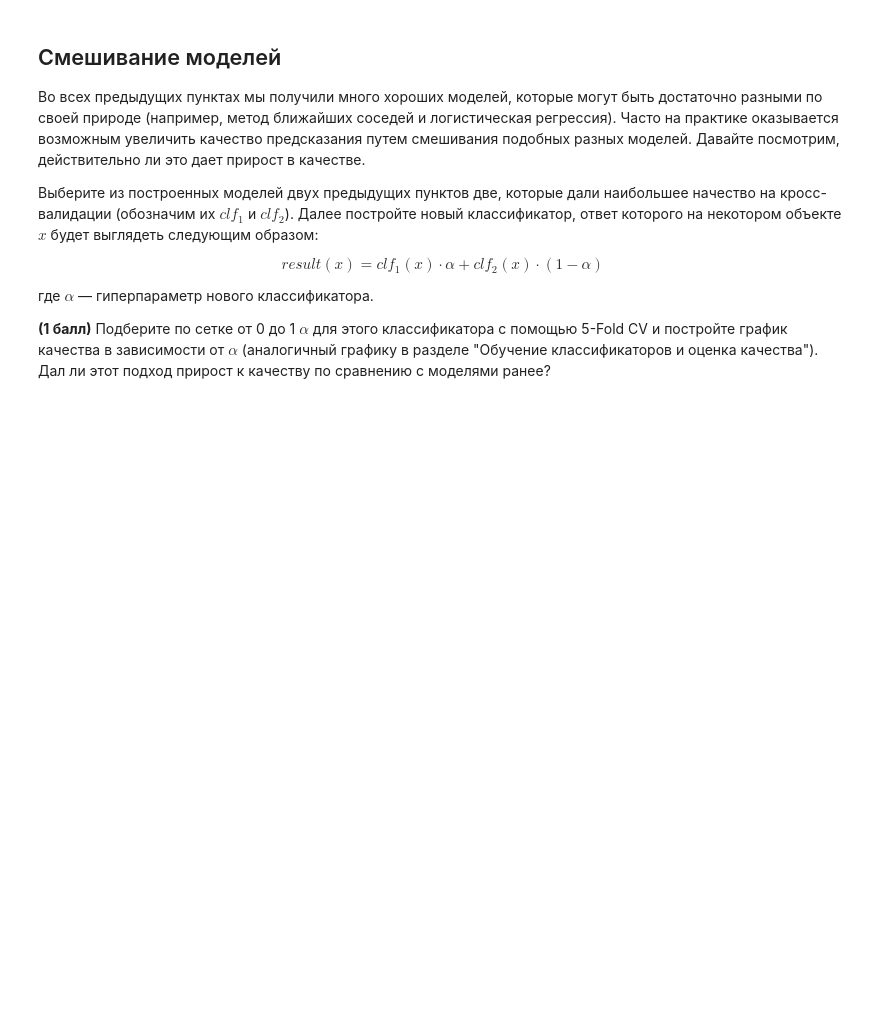
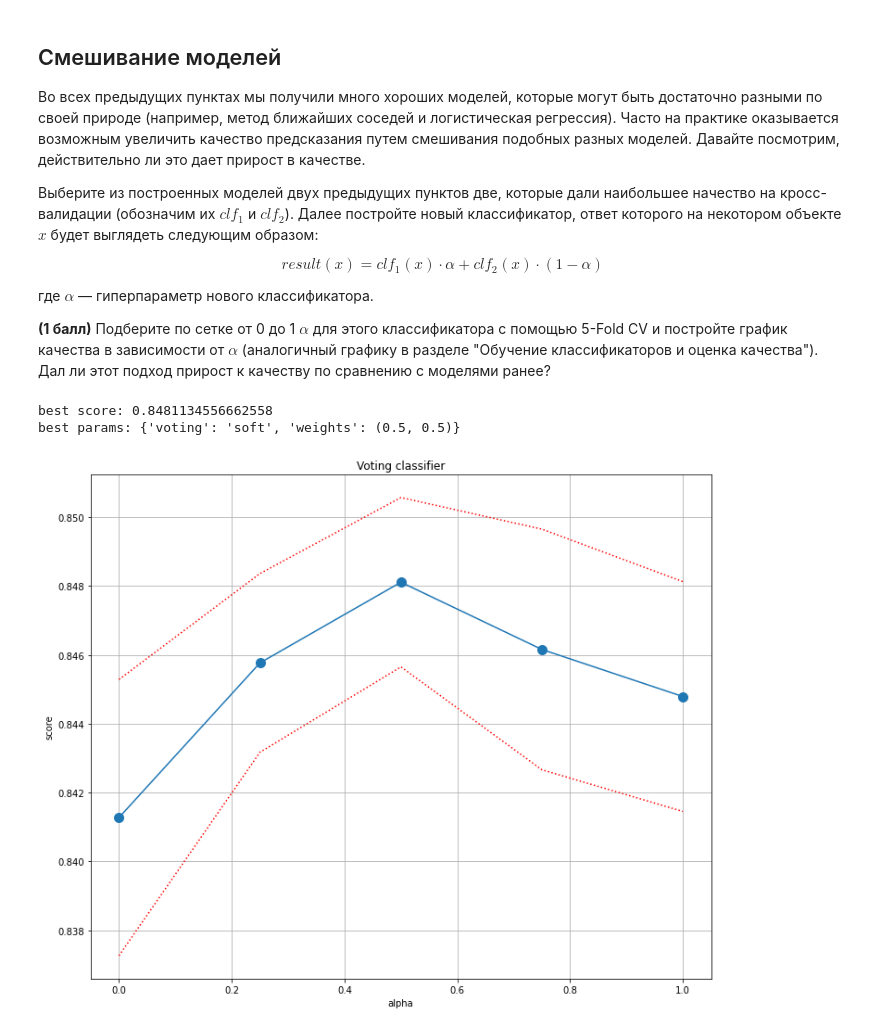
Before and after one commit to disimhot/DPO_ML_Spring2022, a Jupyter notebook: Занятие 7/hometask_4.ipynb, the cells around one changed output. Cells and saved outputs as stored; diff of their text form; code cells hidden in the pictures; blank space fills up the shorter version.

```diff
--- a/Занятие 7/hometask_4.ipynb
+++ b/Занятие 7/hometask_4.ipynb
@@ -242,7 +244,8 @@ plt.plot(x, dov_int_r, color="darkorange", linestyle='dotted');
 # %%
 from sklearn.linear_model import LogisticRegression
 np.random.seed(123)
-c_range = [1e-9, 0.01, 0.05, 1, 51, 101, 1000]
+
+c_range = np.geomspace(1e-1, 1e-6, num=6)
 lr_params = dict(C=c_range)
 
 lr = LogisticRegression()
@@ -259,7 +262,7 @@ best params: {'C': 0.01}
 from sklearn.svm import SVC
 np.random.seed(123)
 
-svc_range = [1, 10, 100, 1000, 10000]
+svc_range = [1, 10, 100, 200, 500, 1000]
 svc_params = dict(C=svc_range)
 
 svc = SVC(kernel='rbf')
@@ -275,9 +278,7 @@ best params: {'C': 10000}
 # %% [markdown]
 **(0.75 балла)** Изучите документацию по алгоритму [Naive Bayes Classifier](https://scikit-learn.org/stable/modules/naive_bayes.html) и подберите возможные гиперпараметры для этого алгоритма.
 # %%
-from sklearn.naive_bayes import GaussianNB
-
-g_range = [1e-11, 1e-10, 1e-9, 1e-6, 0.1]
+g_range = np.geomspace(1e-1, 1e-12, num=6)
 gauss_params = {'var_smoothing': g_range}
 
 gs = GaussianNB()
@@ -427,3 +585,42 @@ $$result(x) = clf_1(x) \cdot \alpha + clf_2(x) \cdot (1 - \alpha)$$
+# %%
+from sklearn.ensemble import VotingClassifier
+
+alpha = np.arange(0, 1.1, 0.25)
+weights = list(zip(alpha, (1-alpha)))
+
+params_vclf = {
+            'voting': ['soft'],
+            'weights': weights
+}
+
+vclf = VotingClassifier(estimators=[('svc', pipeline_svc), ('lr', pipeline_lr)])
+vclf_grid = GridSearchCV(estimator = vclf,
+                       param_grid = params_vclf,
+                       cv = 5)
+vclf_grid.fit(X, y)
+print('best score:', vclf_grid.best_score_)
+print('best params:', vclf_grid.best_params_)
+# %% [output]
+best score: 0.8481134556662558
+best params: {'voting': 'soft', 'weights': (0.5, 0.5)}
+# %%
+x = alpha
+y = vclf_grid.cv_results_['mean_test_score']
+dov_int_l = vclf_grid.cv_results_['mean_test_score'] - vclf_grid.cv_results_['std_test_score']
+dov_int_r = vclf_grid.cv_results_['mean_test_score'] + vclf_grid.cv_results_['std_test_score']
+
+
+plt.figure(figsize = (12, 10))
+
+plt.grid()
+plt.title("Voting classifier")
+plt.xlabel("alpha")
+plt.ylabel("score")
+plt.plot(x, y, marker=".", markersize=20)
+plt.plot(x, dov_int_l, color="red", linestyle='dotted');
+plt.plot(x, dov_int_r, color="red", linestyle='dotted');
+# %% [output]
+[figure, added]
 # %% [markdown]
 ## Сравнение построенных моделей
 
```
Also changed, not shown: parts of 35 cells of this notebook.
